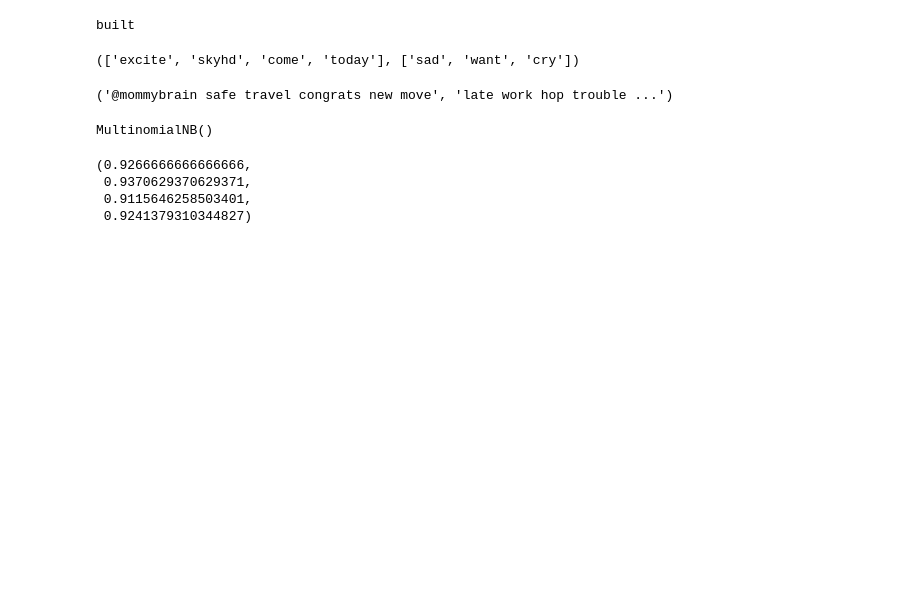
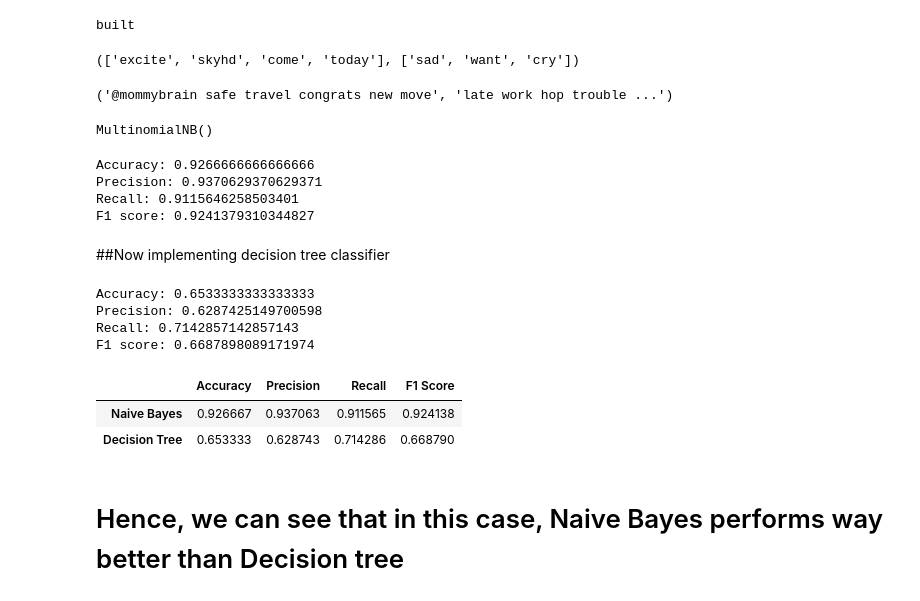
Before and after one commit to MurtazaMister/ML, a Jupyter notebook: ML_Lab06.ipynb, the cells around one changed output. Saved outputs shown, nothing was run; the diff lists cells and outputs as text; code cells hidden in the pictures; blank space fills up the shorter version.

```diff
--- a/ML_Lab06.ipynb
+++ b/ML_Lab06.ipynb
@@ -231,10 +231,55 @@ MultinomialNB()
 # %%
 y_pred = model.predict(X_test)
 # %%
-from sklearn.metrics import accuracy_score, precision_score, recall_score, f1_score
-accuracy_score(y_test, y_pred), precision_score(y_test, y_pred), recall_score(y_test,y_pred), f1_score(y_test,y_pred)
+from sklearn import metrics
+
+print("Accuracy:",metrics.accuracy_score(y_test, y_pred))
+print("Precision:",metrics.precision_score(y_test,y_pred))
+print("Recall:",metrics.recall_score(y_test,y_pred))
+print("F1 score:",metrics.f1_score(y_test,y_pred))
 # %% [output]
-(0.9266666666666666,
- 0.9370629370629371,
- 0.9115646258503401,
- 0.9241379310344827)
+Accuracy: 0.9266666666666666
+Precision: 0.9370629370629371
+Recall: 0.9115646258503401
+F1 score: 0.9241379310344827
+# %% [markdown]
+##Now implementing decision tree classifier
+# %%
+from sklearn import tree
+
+clf = tree.DecisionTreeClassifier()
+clf = clf.fit(X_train, y_train)
+
+y_tree_pred = clf.predict(X_test)
+
+print("Accuracy:",metrics.accuracy_score(y_test, y_tree_pred))
+print("Precision:",metrics.precision_score(y_test,y_tree_pred))
+print("Recall:",metrics.recall_score(y_test,y_tree_pred))
+print("F1 score:",metrics.f1_score(y_test,y_tree_pred))
+# %% [output]
+Accuracy: 0.6533333333333333
+Precision: 0.6287425149700598
+Recall: 0.7142857142857143
+F1 score: 0.6687898089171974
+# %%
+import pandas as pd
+import numpy as np
+
+naive_bayes = [metrics.accuracy_score(y_test, y_pred),
+     metrics.precision_score(y_test,y_pred),
+     metrics.recall_score(y_test,y_pred),
+     metrics.f1_score(y_test,y_pred)]
+
+decision_tree = [metrics.accuracy_score(y_test, y_tree_pred),
+     metrics.precision_score(y_test,y_tree_pred),
+     metrics.recall_score(y_test,y_tree_pred),
+     metrics.f1_score(y_test,y_tree_pred)]
+
+df = pd.DataFrame([naive_bayes,decision_tree], index=['Naive Bayes', 'Decision Tree'], columns=['Accuracy','Precision','Recall','F1 Score'])
+df
+# %% [output]
+|  | Accuracy | Precision | Recall | F1 Score |
+| Naive Bayes | 0.926667 | 0.937063 | 0.911565 | 0.924138 |
+| Decision Tree | 0.653333 | 0.628743 | 0.714286 | 0.668790 |
+# %% [markdown]
+# Hence, we can see that in this case, Naive Bayes performs way better than Decision tree
```
